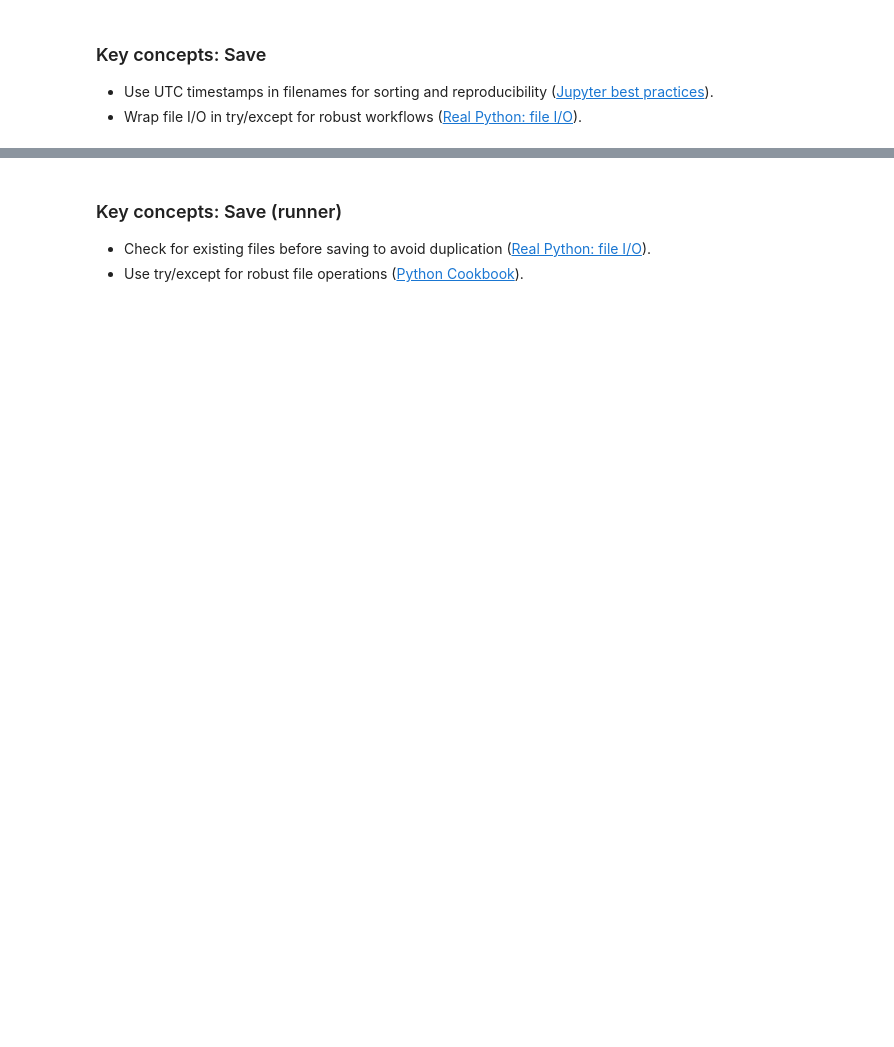
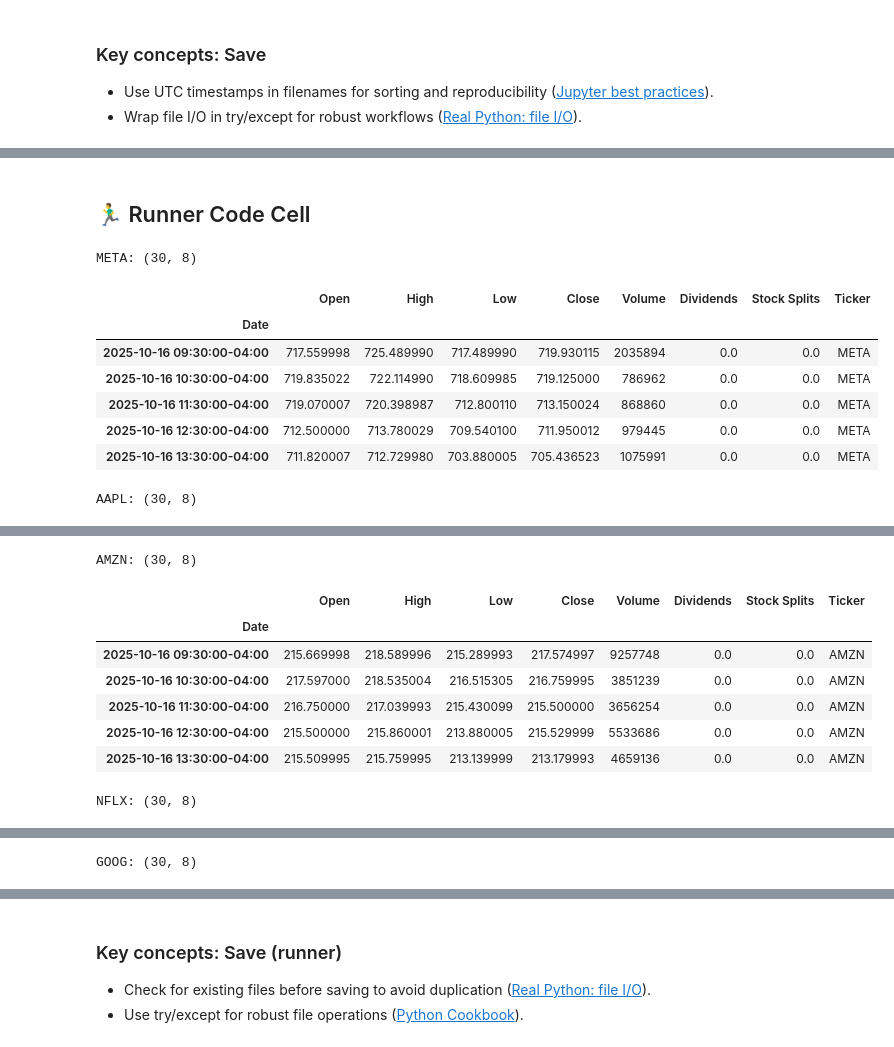
Before and after one commit to ECronin1973/computer_infrastructure, a Jupyter notebook: notebooks/problems.ipynb, the cells around one changed output, grey strips where cells are left out. Drawn from its saved outputs; the diff is of its cells as text; code cells hidden in the pictures; blank space fills up the shorter version.

```diff
--- a/notebooks/problems.ipynb
+++ b/notebooks/problems.ipynb
@@ -411,0 +420,15 @@ results
+# %% [markdown]
+## 🏃‍♂️ Runner Code Cell
+# %%
+# 📂 Load latest saved CSVs for each ticker
+data = load_latest_csvs(tickers, folder='../data', show_preview=SHOW_PREVIEW)
+# %% [output]
+META: (30, 8)
+|  | Open | High | Low | Close | Volume | Dividends | Stock Splits | Ticker |
+| Date |  |  |  |  |  |  |  |  |
+| 2025-10-16 09:30:00-04:00 | 717.559998 | 725.489990 | 717.489990 | 719.930115 | 2035894 | 0.0 | 0.0 | META |
+| 2025-10-16 10:30:00-04:00 | 719.835022 | 722.114990 | 718.609985 | 719.125000 | 786962 | 0.0 | 0.0 | META |
+| 2025-10-16 11:30:00-04:00 | 719.070007 | 720.398987 | 712.800110 | 713.150024 | 868860 | 0.0 | 0.0 | META |
+| 2025-10-16 12:30:00-04:00 | 712.500000 | 713.780029 | 709.540100 | 711.950012 | 979445 | 0.0 | 0.0 | META |
+| 2025-10-16 13:30:00-04:00 | 711.820007 | 712.729980 | 703.880005 | 705.436523 | 1075991 | 0.0 | 0.0 | META |
+AAPL: (30, 8)
@@ -411,0 +442,9 @@ results
+AMZN: (30, 8)
+|  | Open | High | Low | Close | Volume | Dividends | Stock Splits | Ticker |
+| Date |  |  |  |  |  |  |  |  |
+| 2025-10-16 09:30:00-04:00 | 215.669998 | 218.589996 | 215.289993 | 217.574997 | 9257748 | 0.0 | 0.0 | AMZN |
+| 2025-10-16 10:30:00-04:00 | 217.597000 | 218.535004 | 216.515305 | 216.759995 | 3851239 | 0.0 | 0.0 | AMZN |
+| 2025-10-16 11:30:00-04:00 | 216.750000 | 217.039993 | 215.430099 | 215.500000 | 3656254 | 0.0 | 0.0 | AMZN |
+| 2025-10-16 12:30:00-04:00 | 215.500000 | 215.860001 | 213.880005 | 215.529999 | 5533686 | 0.0 | 0.0 | AMZN |
+| 2025-10-16 13:30:00-04:00 | 215.509995 | 215.759995 | 213.139999 | 213.179993 | 4659136 | 0.0 | 0.0 | AMZN |
+NFLX: (30, 8)
@@ -411,0 +458 @@ results
+GOOG: (30, 8)
```
Also changed, not shown: parts of 24 cells of this notebook, 1 other file.
